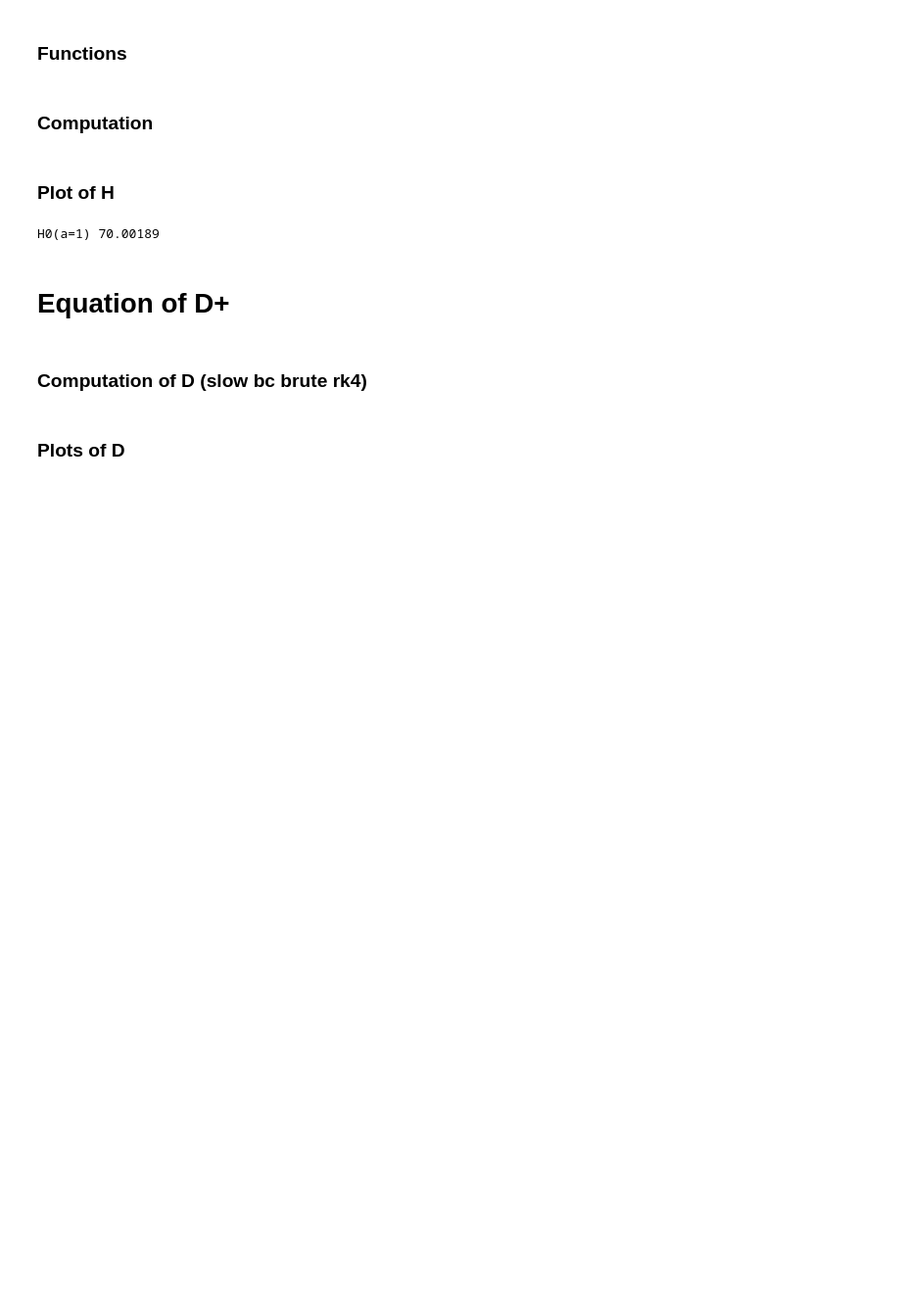
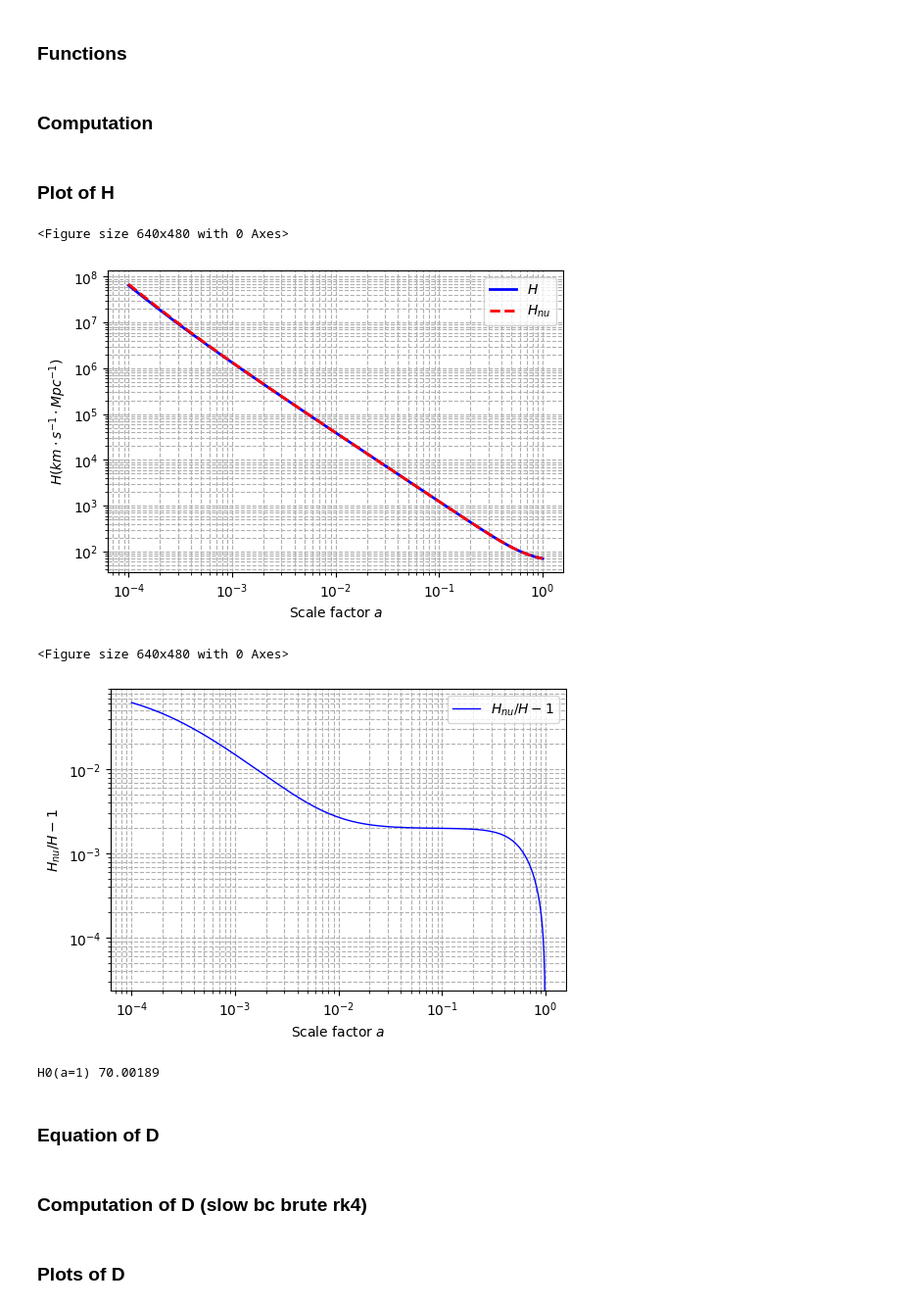
Before and after one commit to Xantyos13/DISCO-DJ, a Jupyter notebook: Test_Bench.ipynb, the cells around one changed output. Shown at 98% size. Saved outputs shown, nothing was run; the diff lists cells and outputs as text; code cells hidden in the pictures; blank space fills up the shorter version.

```diff
--- a/Test_Bench.ipynb
+++ b/Test_Bench.ipynb
@@ -305,32 +305,36 @@ H_wnu = jnp.array([Hubble_const_wnu(Omega_c, Omega_b, Omega_k, ai) for ai in a])
 # %%
 #Plot H vs H_wnu
 plt.figure(figsize=(6,4))
 plt.loglog(a, H,color='blue', label=r'$H$',lw=2)
 plt.loglog(a, H_wnu,'r--', label=r'$H_{nu}$',lw=2)
 plt.xlabel(r'Scale factor $a$')
-plt.ylabel(r'$H (km \cdot s^{-1} \cdot Mpc^{-1$)}')
+plt.ylabel(r'$H (km \cdot s^{-1} \cdot Mpc^{-1}$)')
 plt.grid(True, which='both', ls='--')
 plt.legend()
 plt.show()
 plt.savefig('H.pgf')
 
 
 #Plot difference [(H_wnu/H)-1]
 plt.figure(figsize=(6,4))
 plt.loglog(a, abs(H_wnu/H -1),color='blue', label=r'$H_{nu}/H -1 $',lw=1)
 plt.xlabel(r'Scale factor $a$')
 plt.ylabel(r'$H_{nu}/H -1 $')
 plt.grid(True, which='both', ls='--')
 plt.legend()
 plt.show()
 plt.savefig('Hdiff.pgf')
 
 #Print conpute Hubble const today (to be compared with theoretical value fixed in cosmology)
 print('H0(a=1)',H[-1])
 # %% [output]
-H0(a=1) 70.00189
+<Figure size 640x480 with 0 Axes>
+[figure, added]
+<Figure size 640x480 with 0 Axes>
+[figure, added]
+H0(a=1) 70.00189
 # %% [markdown]
-# Equation of D+
+### Equation of D
 # %%
 Omega_cb0 = Omega_c + Omega_b
 f_nu = Omega_nu0 / (Omega_cb0 + Omega_nu0)
```
Also changed, not shown: parts of 5 cells of this notebook.
